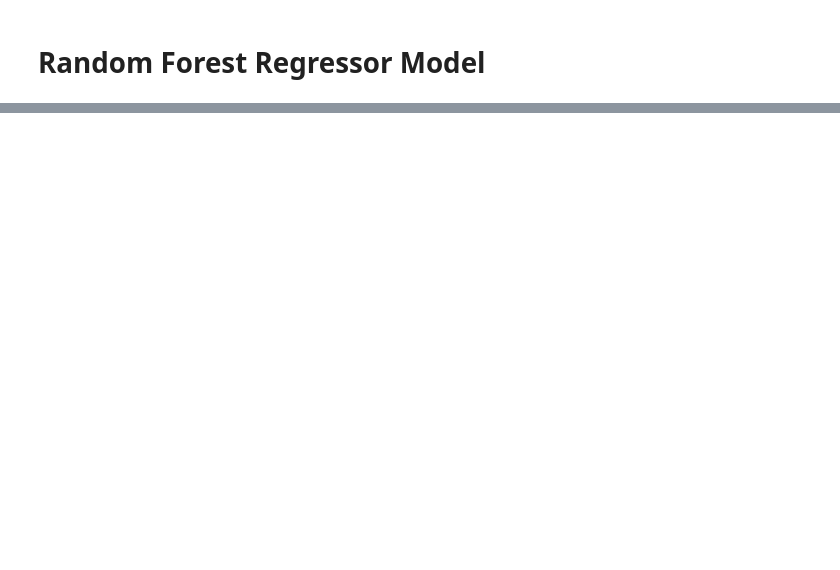
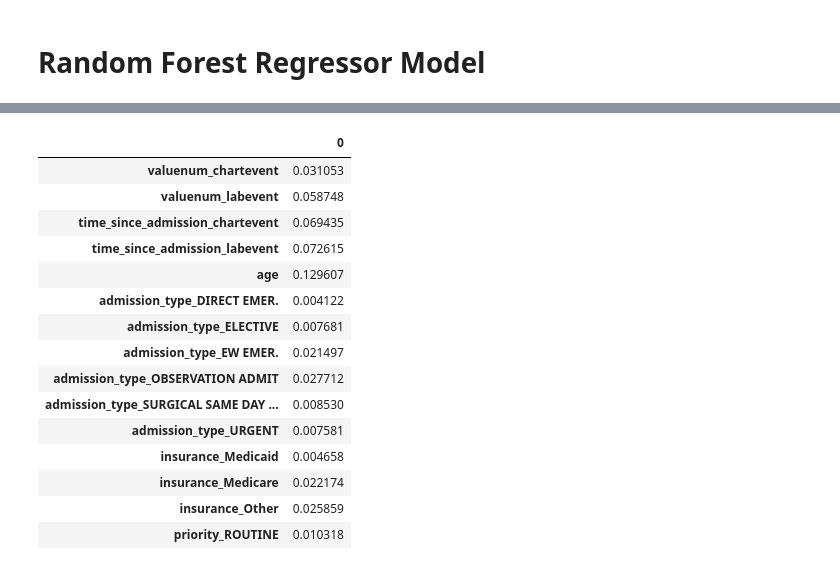
Before and after one commit to CatarinaCosta02/Master_Thesis, a Jupyter notebook: models/RForest.ipynb, the cells around one changed output, grey strips where cells are left out. Cells and saved outputs as stored; diff of their text form; code cells hidden in the pictures; blank space fills up the shorter version.

```diff
--- a/models/RForest.ipynb
+++ b/models/RForest.ipynb
@@ -274,0 +329,21 @@ print("Accuracy:", accuracy)
+# %%
+features = pd.DataFrame(rf.feature_importances_, index= X.columns)
+
+features.head(15)
+# %% [output]
+|  | 0 |
+| valuenum_chartevent | 0.031053 |
+| valuenum_labevent | 0.058748 |
+| time_since_admission_chartevent | 0.069435 |
+| time_since_admission_labevent | 0.072615 |
+| age | 0.129607 |
+| admission_type_DIRECT EMER. | 0.004122 |
+| admission_type_ELECTIVE | 0.007681 |
+| admission_type_EW EMER. | 0.021497 |
+| admission_type_OBSERVATION ADMIT | 0.027712 |
+| admission_type_SURGICAL SAME DAY ... | 0.008530 |
+| admission_type_URGENT | 0.007581 |
+| insurance_Medicaid | 0.004658 |
+| insurance_Medicare | 0.022174 |
+| insurance_Other | 0.025859 |
+| priority_ROUTINE | 0.010318 |
```
Also changed, not shown: parts of 26 cells of this notebook.
